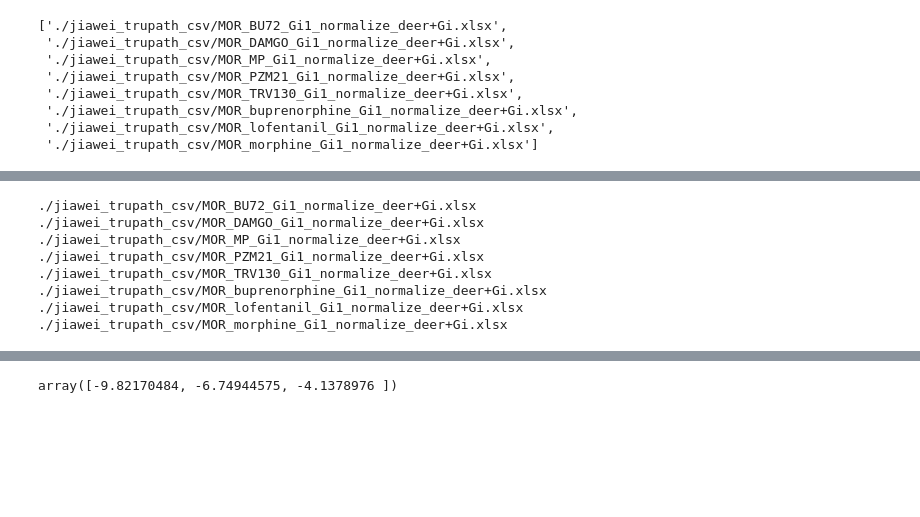
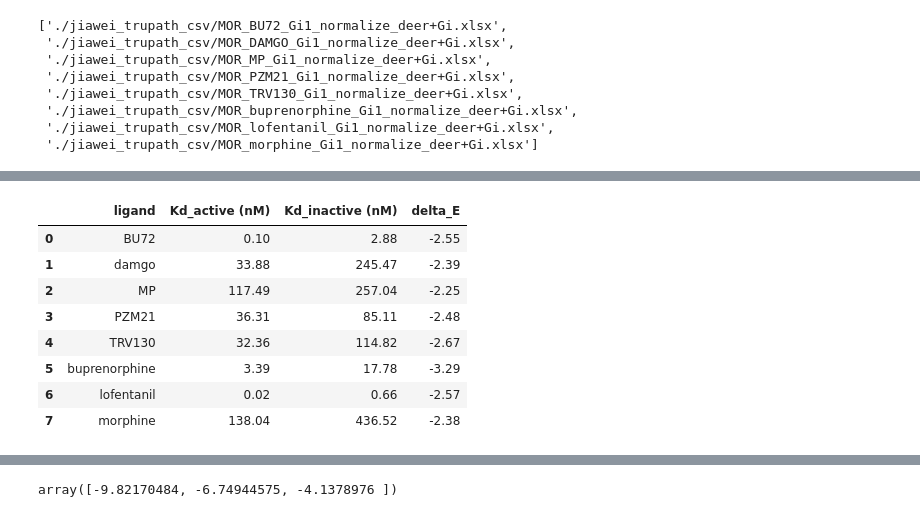
Before and after one commit to wanghaoqing/mglur5_MWC, a Jupyter notebook: MWC_curve_fittiing_MOR.ipynb, the cells around one changed output, grey strips where cells are left out. Drawn from its saved outputs; the diff is of its cells as text; code cells hidden in the pictures; blank space fills up the shorter version.

```diff
--- a/MWC_curve_fittiing_MOR.ipynb
+++ b/MWC_curve_fittiing_MOR.ipynb
@@ -230,5 +232,5 @@ kd_table
 # %%
-df = pd.read_excel('./jiawei_trupath_csv/MOR_DAMGO_arr1_normalize_deer+arr.xlsx')
+df = pd.read_excel('./jiawei_trupath_csv/MOR_DAMGO_Gi1_normalize_deer+Gi.xlsx')
 curdoc().clear()
 #initial parameter for optimization
 p0 = np.array([-7,-4,-4.5])
@@ -236,7 +238,7 @@ ligand_name = df.columns[1]
 c, p_active = df['conc'].values, df[ligand_name].values
 
 #optimize kd and energy difference to fit the data
-res = scipy.optimize.least_squares(resid, p0, args = (c,p_active))
+popt,pcov = scipy.optimize.curve_fit(agonist_only_p_active_theory, c, p_active)
 
 curdoc().clear()
 p = bokeh.plotting.figure(plot_height=400,
@@ -245,11 +247,8 @@ p = bokeh.plotting.figure(plot_height=400,
                           y_axis_label='active_probability',
                           x_axis_type='log')
 
-p.line(ligand_smooth, agonist_only_p_active_theory(ligand_smooth, res.x[0],res.x[1],res.x[2]))
+p.line(ligand_smooth, agonist_only_p_active_theory(ligand_smooth, popt[0],popt[1],popt[2]))
 p.circle(c, p_active, size=7)
 
-
-bokeh.io.show(p);
-print(res.x)
-print(10**res.x)
+popt
 # %% [output]
@@ -260,14 +256,58 @@ print(10**res.x)
 # %%
-affinity_energy_table = pd.DataFrame()
+fnames = natsorted(glob.glob("./jiawei_trupath_csv/MOR_*_arr1_normalize_deer+arr.xlsx"))
+kd_table_arr = pd.DataFrame(columns = ["ligand","Kd_active (nM)", "Kd_inactive (nM)", "delta_E"])
+
 for file in fnames:
+
     df = pd.read_excel(file)
+
+    #initial parameter for optimization
+    p0 = np.array([-7,-4,-4.5])
+    ligand_name = df.columns[1]
+    c, p_active = df['conc'].values, df[ligand_name].values
+
+    #optimize kd and energy difference to fit the data
+    res = scipy.optimize.least_squares(resid, p0, args = (c,p_active))
+
+    plt.figure(figsize=(15, 9))
+
+    plt.scatter(c, p_active)
+    plt.plot(ligand_smooth, agonist_only_p_active_theory(ligand_smooth, res.x[0],res.x[1],res.x[2]), 'r')
+    plt.xlabel(ligand_name+' [M]')
+    plt.ylabel('active_probability')
+    plt.xscale('log')
+    plt.xticks([1e-13,1e-12,1e-11,1e-10,1e-9,1e-8,1e-7,1e-6,1e-5,1e-4])
+    #plt.legend("Kd_active={}, Kd_inactive={}, beta_deltaE={}".format(10**res.x[0],10**res.x[1],res.x[2]))
+    #plt.figtext(0.2, 0.7, "Kd_active={}, Kd_inactive={}, beta_deltaE={}".format(10**res.x[0],10**res.x[1],res.x[2]), size='large')
+
+    plt.grid()
+    plt.savefig('{}_arr1_fitting.png'.format(ligand_name),dpi=600)
+
+    """
+    p = bokeh.plotting.figure(plot_height=400,
+                             plot_width=600,
+                             x_axis_label=ligand_name+' [M]',
+                              y_axis_label='active_probability',
+                              x_axis_type='log')
+
+    p.line(ligand_smooth, agonist_only_p_active_theory(ligand_smooth, res.x[0],res.x[1],res.x[2]))
+    p.circle(c, p_active, size=7)
+
+
+    bokeh.io.show(p);
+    """
+    res.x = np.around(res.x,2)
+    kd_table_arr.loc[len(kd_table_arr)] = [ligand_name,np.around(10**res.x[0]*1e9,2),np.around(10**res.x[1]*1e9,2),np.around(res.x[2],2)]
+
+kd_table_arr
 # %% [output]
-./jiawei_trupath_csv/MOR_BU72_Gi1_normalize_deer+Gi.xlsx
-./jiawei_trupath_csv/MOR_DAMGO_Gi1_normalize_deer+Gi.xlsx
-./jiawei_trupath_csv/MOR_MP_Gi1_normalize_deer+Gi.xlsx
-./jiawei_trupath_csv/MOR_PZM21_Gi1_normalize_deer+Gi.xlsx
-./jiawei_trupath_csv/MOR_TRV130_Gi1_normalize_deer+Gi.xlsx
-./jiawei_trupath_csv/MOR_buprenorphine_Gi1_normalize_deer+Gi.xlsx
-./jiawei_trupath_csv/MOR_lofentanil_Gi1_normalize_deer+Gi.xlsx
-./jiawei_trupath_csv/MOR_morphine_Gi1_normalize_deer+Gi.xlsx
+|  | ligand | Kd_active (nM) | Kd_inactive (nM) | delta_E |
+| 0 | BU72 | 0.10 | 2.88 | -2.55 |
+| 1 | damgo | 33.88 | 245.47 | -2.39 |
+| 2 | MP | 117.49 | 257.04 | -2.25 |
+| 3 | PZM21 | 36.31 | 85.11 | -2.48 |
+| 4 | TRV130 | 32.36 | 114.82 | -2.67 |
+| 5 | buprenorphine | 3.39 | 17.78 | -3.29 |
+| 6 | lofentanil | 0.02 | 0.66 | -2.57 |
+| 7 | morphine | 138.04 | 436.52 | -2.38 |
 # %%
```
Also changed, not shown: parts of 11 cells of this notebook, 28 other files.
